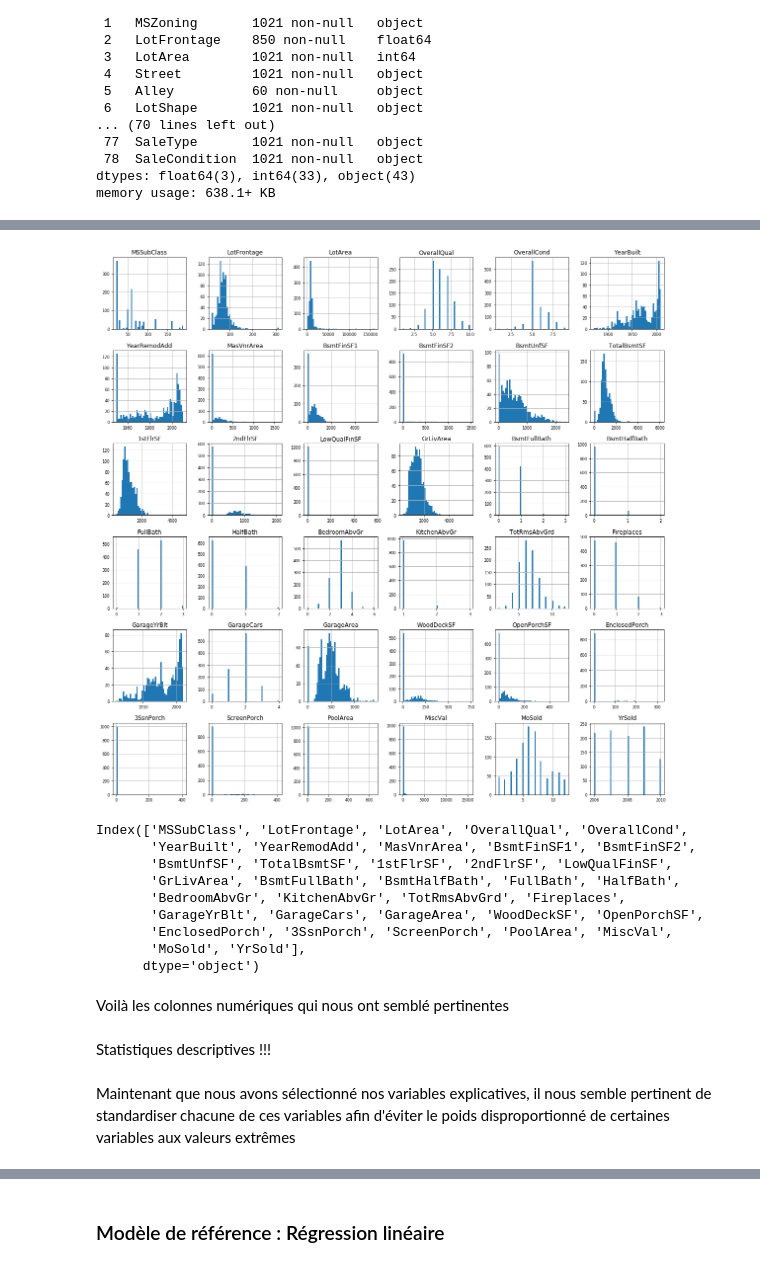
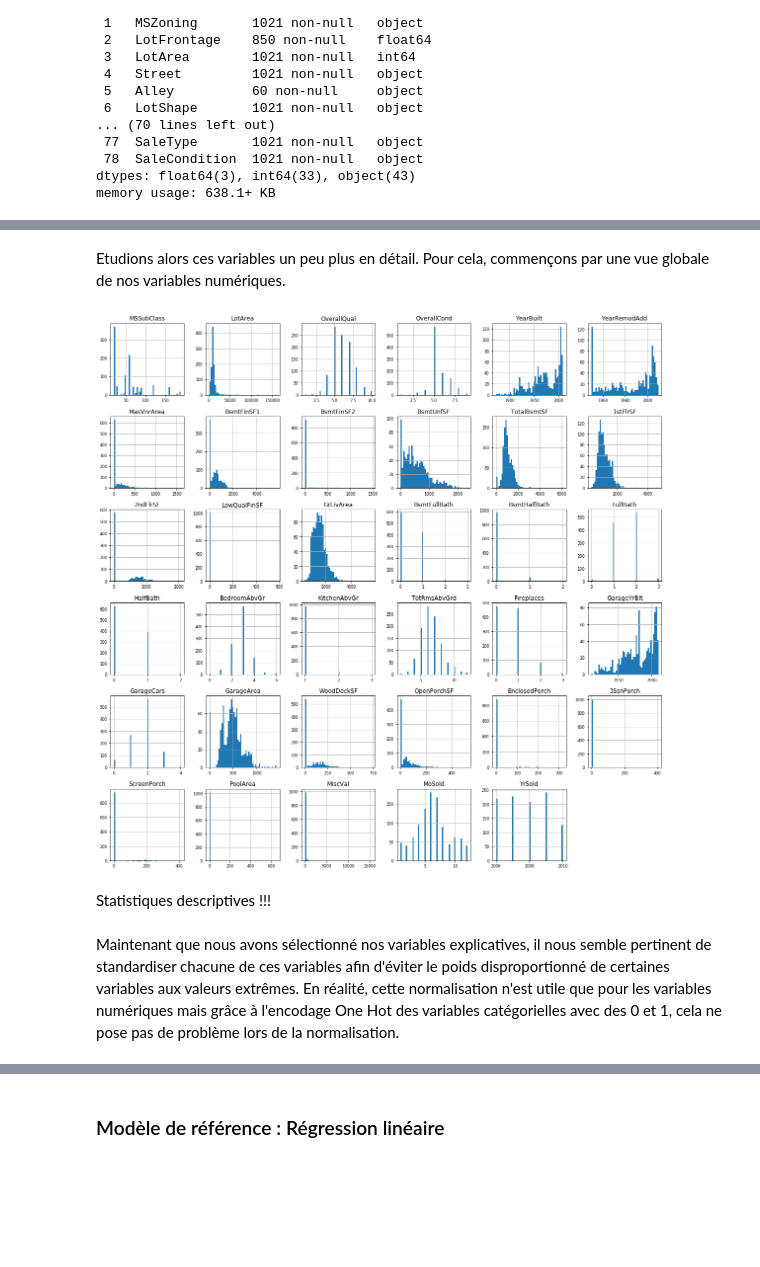
Before and after one commit to maximege/ML_House_Prices, a Jupyter notebook: Geniesse_VanHille_HousePricesAdvancedRegressionTechniques.ipynb, the cells around one changed output, grey strips where cells are left out. Drawn from its saved outputs; the diff is of its cells as text; code cells hidden in the pictures; blank space fills up the shorter version.

Commit message:
Nouvelles variables explicatives
- Ajout des variables catégorielles dans nos modèles
- Meilleures prédictions de la part de nos modèles supervisés

```diff
--- a/Geniesse_VanHille_HousePricesAdvancedRegressionTechniques.ipynb
+++ b/Geniesse_VanHille_HousePricesAdvancedRegressionTechniques.ipynb
@@ -155,4 +154,0 @@ Etant donné le problème de régression, nous allons uniquement conserver les v
-# %%
-X_train = X_train.select_dtypes(include=['int', 'float'])
-X_validation = X_validation.select_dtypes(include=['int', 'float'])
-X_test = X_test.select_dtypes(include=['int', 'float'])
@@ -160,0 +159,9 @@ Etudions maintenant les caractéristiques de chacune de ces variables et sélect
+# %%
+# Enlever les features avec plus de 10% de valeurs manquantes
+missing_values_by_column = X_test.isnull().sum()
+for column, missing_values in missing_values_by_column.items():
+    if missing_values != 0:
+        if missing_values / len(X_test) > 0.1:
+            X_train.drop(column, axis=1, inplace=True)
+            X_validation.drop(column, axis=1, inplace=True)
+            X_test.drop(column, axis=1, inplace=True)
@@ -160,0 +173,17 @@ Etudions maintenant les caractéristiques de chacune de ces variables et sélect
+# %%
+categorical_cols = [col for col in X_train.columns if X_train[col].dtype == 'object']
+numerical_cols = [col for col in X_train.columns if X_train[col].dtype == 'int64' or X_train[col].dtype == 'float']
+
+# Remplacer les valeurs manquantes des features catégorielles par le mode
+for col in categorical_cols:
+    mode = X_train[col].mode()[0]
+    X_train[col].fillna(mode, inplace=True)
+    X_validation[col].fillna(mode, inplace=True)
+    X_test[col].fillna(mode, inplace=True)
+
+# Remplacer les valeurs manquantes des features numériques par la médiane
+for col in numerical_cols:
+    median = X_train[col].median()
+    X_train[col].fillna(median, inplace=True)
+    X_validation[col].fillna(median, inplace=True)
+    X_test[col].fillna(median, inplace=True)
@@ -160,0 +197,13 @@ Etudions maintenant les caractéristiques de chacune de ces variables et sélect
+# %%
+# Création d'un encodeur One-Hot
+encoder = OneHotEncoder(sparse=False, handle_unknown='ignore')
+encoder.fit(X_train[categorical_cols])
+
+encoded_train_features = pd.DataFrame(encoder.transform(X_train[categorical_cols]), columns=encoder.get_feature_names(categorical_cols), index=X_train.index)
+encoded_validation_features = pd.DataFrame(encoder.transform(X_validation[categorical_cols]), columns=encoder.get_feature_names(categorical_cols), index=X_validation.index)
+encoded_test_features = pd.DataFrame(encoder.transform(X_test[categorical_cols]), columns=encoder.get_feature_names(categorical_cols), index=X_test.index)
+
+# Ajout des variables catégorielles encodées au dataframe en supprimant les colonnes initiales
+X_train = pd.concat([X_train.drop(categorical_cols, axis=1), encoded_train_features], axis=1)
+X_validation = pd.concat([X_validation.drop(categorical_cols, axis=1), encoded_validation_features], axis=1)
+X_test = pd.concat([X_test.drop(categorical_cols, axis=1), encoded_test_features], axis=1)
@@ -161,19 +227,7 @@ Etudions maintenant les caractéristiques de chacune de ces variables et sélect
+# %% [markdown]
+Etudions alors ces variables un peu plus en détail. Pour cela, commençons par une vue globale de nos variables numériques.
 # %%
-X_train.hist(figsize=(20, 20), bins=50, xlabelsize=8, ylabelsize=8)
+X_train[numerical_cols].hist(figsize=(20, 20), bins=50, xlabelsize=8, ylabelsize=8)
 plt.show()
 # %% [output]
-[figure, old version]
+[figure, new version]
-# %%
-X_train.columns
-# %% [output]
-Index(['MSSubClass', 'LotFrontage', 'LotArea', 'OverallQual', 'OverallCond',
-       'YearBuilt', 'YearRemodAdd', 'MasVnrArea', 'BsmtFinSF1', 'BsmtFinSF2',
-       'BsmtUnfSF', 'TotalBsmtSF', '1stFlrSF', '2ndFlrSF', 'LowQualFinSF',
-       'GrLivArea', 'BsmtFullBath', 'BsmtHalfBath', 'FullBath', 'HalfBath',
-       'BedroomAbvGr', 'KitchenAbvGr', 'TotRmsAbvGrd', 'Fireplaces',
-       'GarageYrBlt', 'GarageCars', 'GarageArea', 'WoodDeckSF', 'OpenPorchSF',
-       'EnclosedPorch', '3SsnPorch', 'ScreenPorch', 'PoolArea', 'MiscVal',
-       'MoSold', 'YrSold'],
-      dtype='object')
-# %% [markdown]
-Voilà les colonnes numériques qui nous ont semblé pertinentes
@@ -185,7 +234,7 @@ X_validation = X_validation[interesting_num_columns]
 # %% [markdown]
 Statistiques descriptives !!!
 # %% [markdown]
-Maintenant que nous avons sélectionné nos variables explicatives, il nous semble pertinent de standardiser chacune de ces variables afin d'éviter le poids disproportionné de certaines variables aux valeurs extrêmes
+Maintenant que nous avons sélectionné nos variables explicatives, il nous semble pertinent de standardiser chacune de ces variables afin d'éviter le poids disproportionné de certaines variables aux valeurs extrêmes. En réalité, cette normalisation n'est utile que pour les variables numériques mais grâce à l'encodage One Hot des variables catégorielles avec des 0 et 1, cela ne pose pas de problème lors de la normalisation.
 # %%
 min_train = X_train.min(axis=0)
 max_train = X_train.max(axis=0)
```
Also changed, not shown: parts of 32 cells of this notebook.
